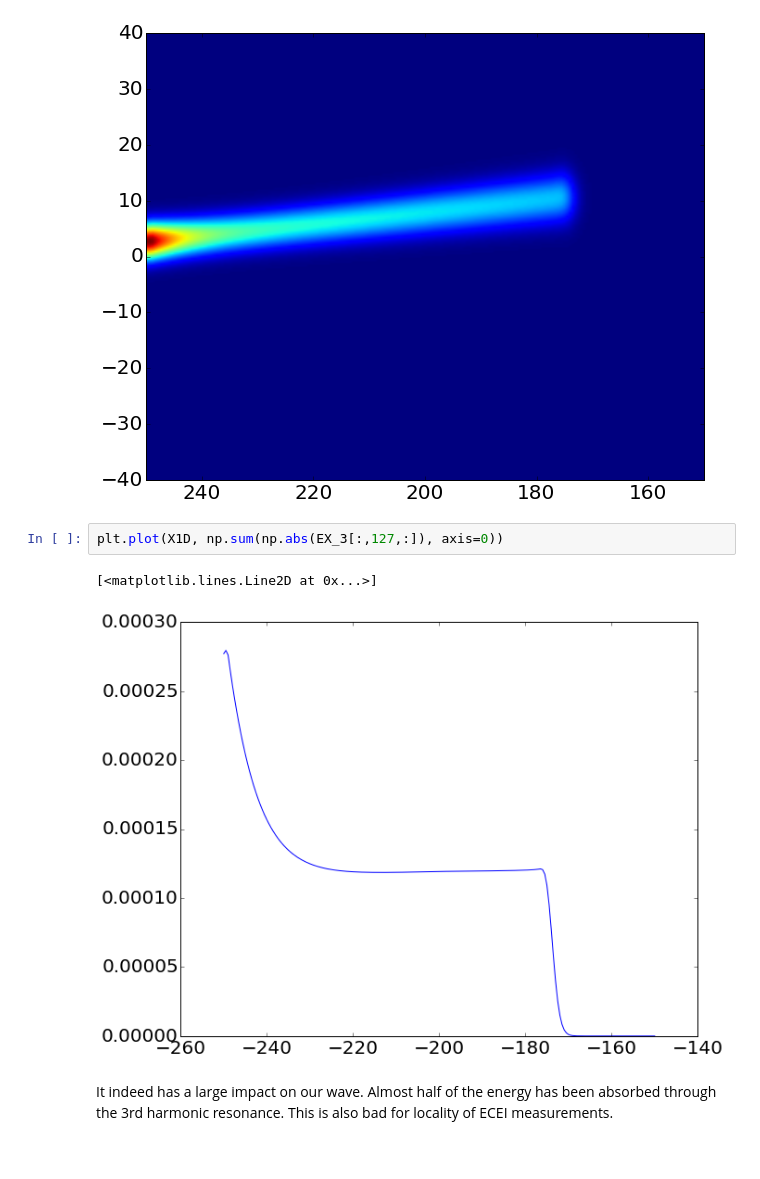
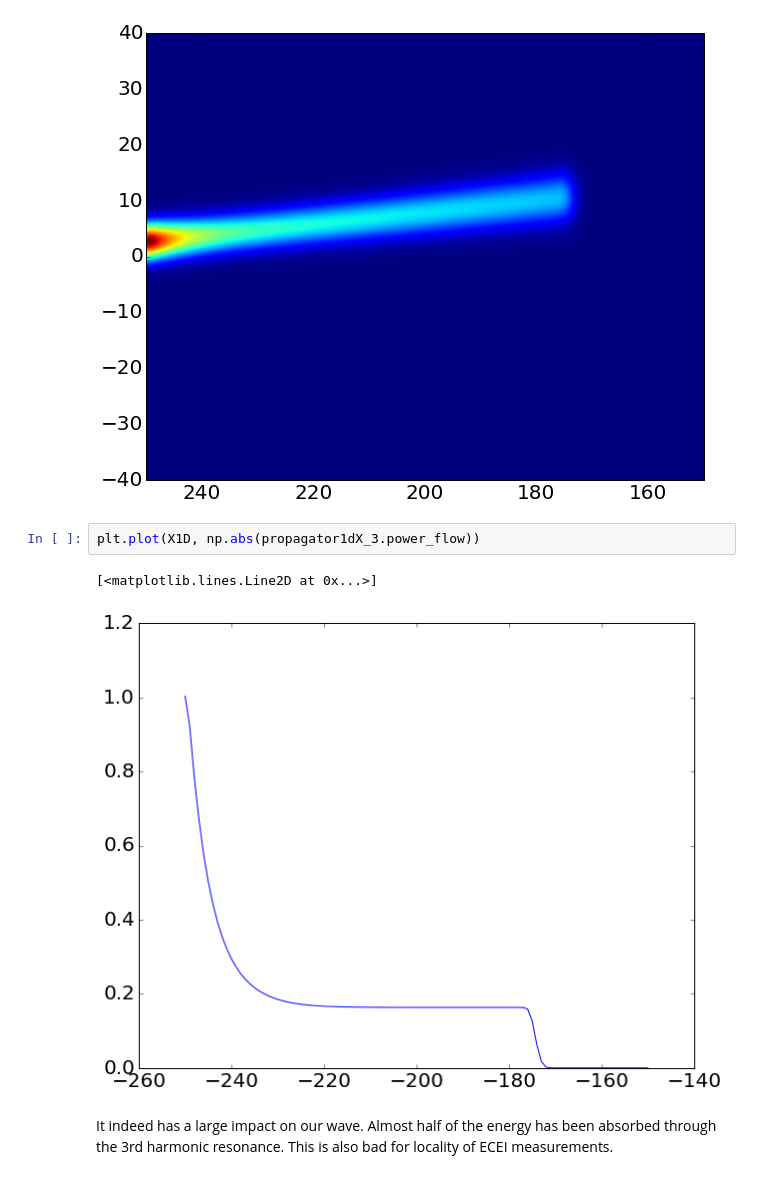
Before and after one commit to LeiShi/Synthetic-Diagnostics-Platform, a Jupyter notebook: Demo/Introduction to FPSDP_Models_Waves_Propagator.ipynb, the cells around one changed output. Drawn from its saved outputs; the diff is of its cells as text.

Commit message:
Using power_flow as energy conservation check

```diff
--- a/Demo/Introduction to FPSDP_Models_Waves_Propagator.ipynb
+++ b/Demo/Introduction to FPSDP_Models_Waves_Propagator.ipynb
@@ -358,10 +393,10 @@ plt.imshow(np.abs(EX_3[:,127,:]), extent=[x_start, x_end, z_min, z_max], origin=
 <matplotlib.image.AxesImage at 0x...>
 [figure]
 # %%
-plt.plot(X1D, np.sum(np.abs(EX_3[:,127,:]), axis=0))
+plt.plot(X1D, np.abs(propagator1dX_3.power_flow))
 # %% [output]
 [<matplotlib.lines.Line2D at 0x...>]
-[figure, old version]
+[figure, new version]
 # %% [markdown]
 It indeed has a large impact on our wave. Almost half of the energy has been absorbed through the 3rd harmonic resonance. This is also bad for locality of ECEI measurements.
 # %% [markdown]
```
Also changed, not shown: parts of 13 cells of this notebook.
